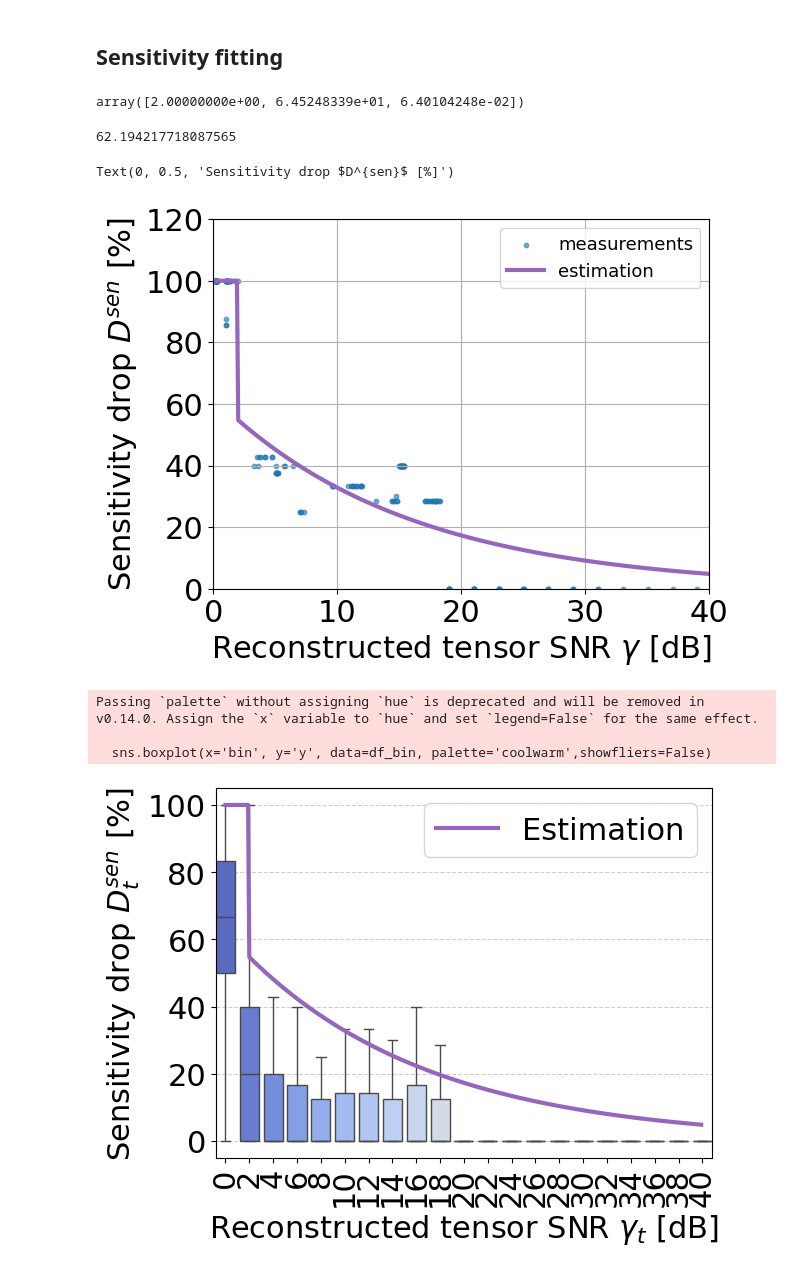
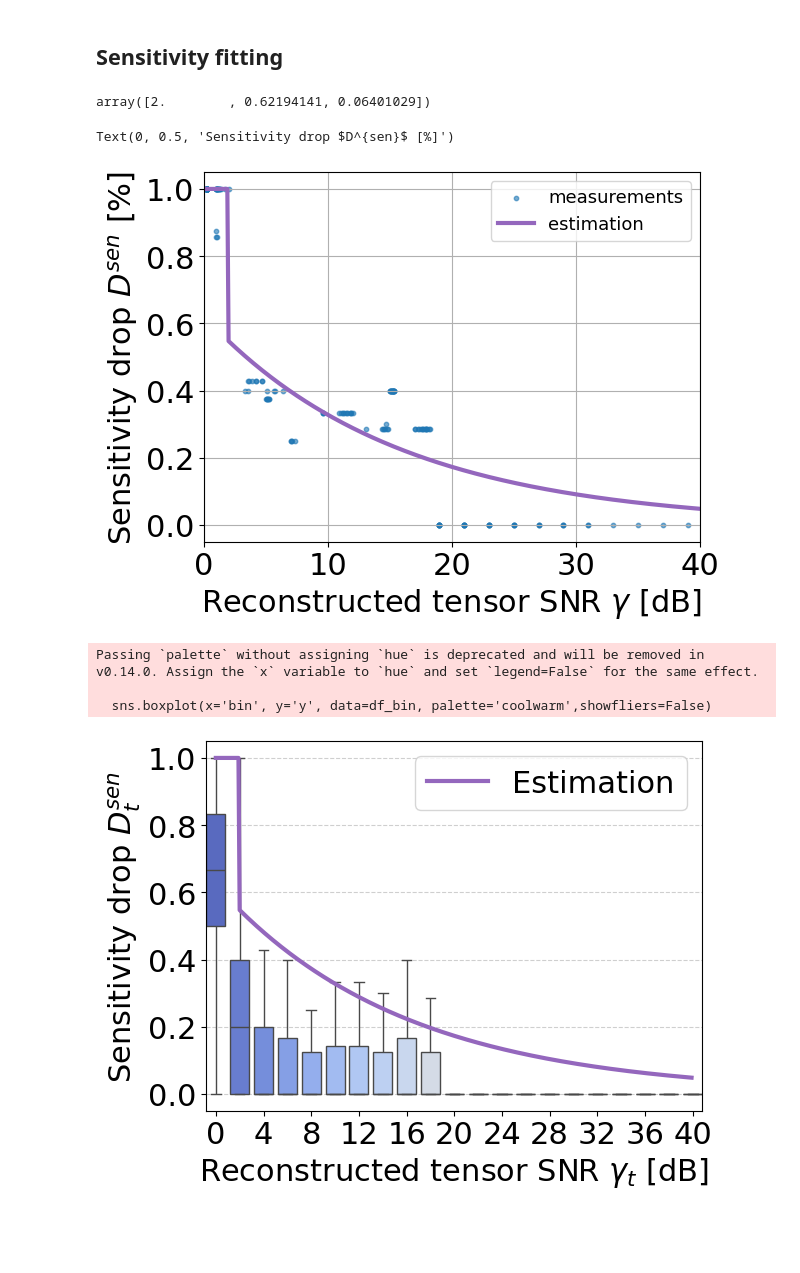
Before and after one commit to Rexyyj/split_DNN_framework, a Jupyter notebook: stable_tests/plot/snr_sen_drop_stmarc_v2.ipynb, the cells around one changed output. Saved outputs shown, nothing was run; the diff lists cells and outputs as text; code cells hidden in the pictures; blank space fills up the shorter version.

Commit message:
update plots

```diff
--- a/stable_tests/plot/snr_sen_drop_stmarc_v2.ipynb
+++ b/stable_tests/plot/snr_sen_drop_stmarc_v2.ipynb
@@ -41,12 +41,12 @@ for p in pruning:
         cha_plot_df= cha_quality_df.get_group(q)
         snr += cha_plot_df["reconstruct_snr"].to_list()
         # map_des = (local_map["map"].to_numpy() - map_plot_df["map"].to_numpy())/local_map["map"].to_numpy() *100
-        map_des = (local_map["map"].to_numpy() - map_plot_df["map"].to_numpy())*100
+        map_des = (local_map["map"].to_numpy() - map_plot_df["map"].to_numpy())
         map_diff += map_des.tolist()
         map_raw +=map_plot_df["map"].to_list()
         sens_raw += map_plot_df["sensitivity"].to_list()
         # sens_des = (local_map["sensitivity"].to_numpy() - map_plot_df["sensitivity"].to_numpy())/local_map["sensitivity"].to_numpy()*100
-        sens_des = (local_map["sensitivity"].to_numpy() - map_plot_df["sensitivity"].to_numpy())*100
+        sens_des = (local_map["sensitivity"].to_numpy() - map_plot_df["sensitivity"].to_numpy())
         sens_diff += sens_des.tolist()
 
 snr =np.array(snr)
@@ -79,12 +79,12 @@ for p in pruning:
         cha_plot_df= cha_quality_df.get_group(q)
         snr += cha_plot_df["reconstruct_snr"].to_list()
         # map_des = (local_map["map"].to_numpy() - map_plot_df["map"].to_numpy())/local_map["map"].to_numpy() *100
-        map_des = (local_map["map"].to_numpy() - map_plot_df["map"].to_numpy())*100
+        map_des = (local_map["map"].to_numpy() - map_plot_df["map"].to_numpy())
         map_diff += map_des.tolist()
         map_raw +=map_plot_df["map"].to_list()
         sens_raw += map_plot_df["sensitivity"].to_list()
         # sens_des = (local_map["sensitivity"].to_numpy() - map_plot_df["sensitivity"].to_numpy())/local_map["sensitivity"].to_numpy()*100
-        sens_des = (local_map["sensitivity"].to_numpy() - map_plot_df["sensitivity"].to_numpy())*100
+        sens_des = (local_map["sensitivity"].to_numpy() - map_plot_df["sensitivity"].to_numpy())
         sens_diff += sens_des.tolist()
 
 snr =np.array(snr)
@@ -117,12 +117,12 @@ for p in pruning:
         cha_plot_df= cha_quality_df.get_group(q)
         snr += cha_plot_df["reconstruct_snr"].to_list()
         # map_des = (local_map["map"].to_numpy() - map_plot_df["map"].to_numpy())/local_map["map"].to_numpy() *100
-        map_des = (local_map["map"].to_numpy() - map_plot_df["map"].to_numpy())*100
+        map_des = (local_map["map"].to_numpy() - map_plot_df["map"].to_numpy())
         map_diff += map_des.tolist()
         map_raw +=map_plot_df["map"].to_list()
         sens_raw += map_plot_df["sensitivity"].to_list()
         # sens_des = (local_map["sensitivity"].to_numpy() - map_plot_df["sensitivity"].to_numpy())/local_map["sensitivity"].to_numpy()*100
-        sens_des = (local_map["sensitivity"].to_numpy() - map_plot_df["sensitivity"].to_numpy())*100
+        sens_des = (local_map["sensitivity"].to_numpy() - map_plot_df["sensitivity"].to_numpy())
         sens_diff += sens_des.tolist()
 
 snr =np.array(snr)
@@ -157,9 +157,9 @@ sens_diff_decom = sens_diff[np.isnan(snr) ==False]
 #         [100, second_piece]
 #     )
 # %%
-def fitting_fun(x, bk,  a, k):
+def fitting_fun(x, bk,  h, k):
     # Ensure a and k are positive
-    if a <= 0 or k <= 0:
+    if h <= 0 or k <= 0:
         return np.full_like(x, np.nan)  # Return NaNs if parameters are invalid
 
     # Compute thresholds
@@ -167,14 +167,14 @@ def fitting_fun(x, bk,  a, k):
 
     # Compute the function safely
     def second_piece(x):
-        y = np.e ** (-k*(x-a))
+        y = h* np.e ** (-k*x)
         return y
 
     # Use correct conditions in np.piecewise
     return np.piecewise(
         x,
         [x < bk, x>= bk],
-        [100, second_piece]
+        [1, second_piece]
     )
 # %%
 def keep_top_10_percent(group):
@@ -321,11 +317,7 @@ param_map= curve_fit_operation(df_filtered)
 # %%
 param_map
 # %% [output]
-array([2.00000000e+00, 6.45248339e+01, 6.40104248e-02])
+array([2.        , 0.62194141, 0.06401029])
-# %%
-np.e ** (param_map[1]* param_map[2])
-# %% [output]
-62.194217718087565
 # %%
 test_x = np.arange(0,40,0.1)
 
@@ -339,7 +331,7 @@ plt.scatter(df_filtered["x"], df_filtered["y"],color="tab:blue", alpha=0.6, s=10
 # plt.scatter(x,y,color="tab:blue", alpha=0.6, s=10,label="measurements" )
 plt.plot(test_x, test_y, color="tab:purple",linewidth=3.0 ,label="estimation")
 
-plt.ylim([0,120])
+# plt.ylim([0,120])
 plt.xlim([0,40])
 plt.legend(loc="upper right", fontsize=13)
 plt.grid()
@@ -347,24 +339,24 @@ plt.xlabel("Reconstructed tensor SNR $\gamma$ [dB]")
 plt.ylabel("Sensitivity drop $D^{sen}$ [%]")
 # %% [output]
 Text(0, 0.5, 'Sensitivity drop $D^{sen}$ [%]')
-[figure, old version]
+[figure, new version]
 # %%
 plt.figure()
 
 sns.boxplot(x='bin', y='y', data=df_bin, palette='coolwarm',showfliers=False)
-plt.xticks(rotation=90)
+# plt.xticks(rotation=90)
 plt.plot(test_x/2, test_y, color="tab:purple",linewidth=3.0 ,label="Estimation")
 # Customization
 # plt.xticks(rotation=90)
 plt.autoscale(axis="x",tight=True)
 plt.legend()
-plt.xticks(np.arange(21), np.arange(21)*2,rotation=90)
+plt.xticks(np.arange(11)*2, np.arange(11)*4)
 plt.xlabel("Reconstructed tensor SNR $\gamma_t$ [dB]")
-plt.ylabel("Sensitivity drop $D^{sen}_t$ [%]")
+plt.ylabel("Sensitivity drop $D^{sen}_t$")
 plt.grid(axis='y', linestyle='--', alpha=0.6)
 plt.savefig("../figures/st_marc_sen_drop.pdf",format="pdf", bbox_inches="tight")
 # %% [output]
 Passing `palette` without assigning `hue` is deprecated and will be removed in v0.14.0. Assign the `x` variable to `hue` and set `legend=False` for the same effect.
 
   sns.boxplot(x='bin', y='y', data=df_bin, palette='coolwarm',showfliers=False)
-[figure, old version]
+[figure, new version]
```
Also changed, not shown: parts of 4 cells of this notebook, 11 other files.
